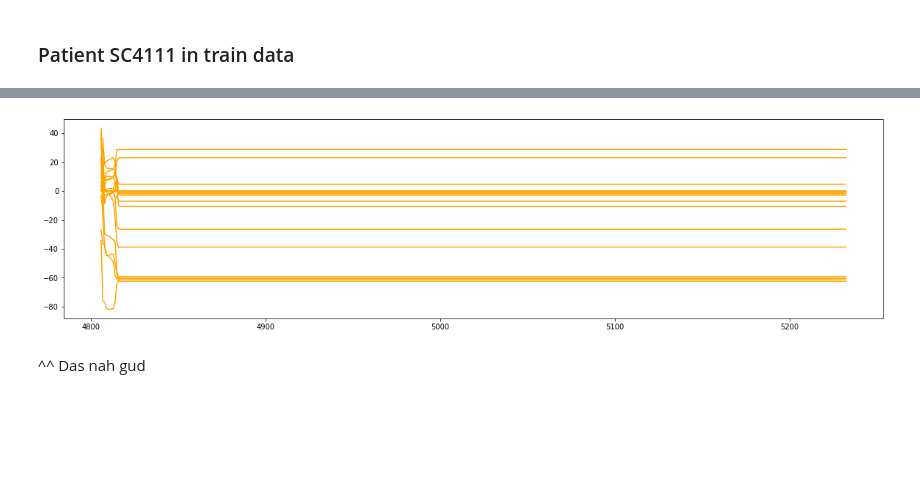
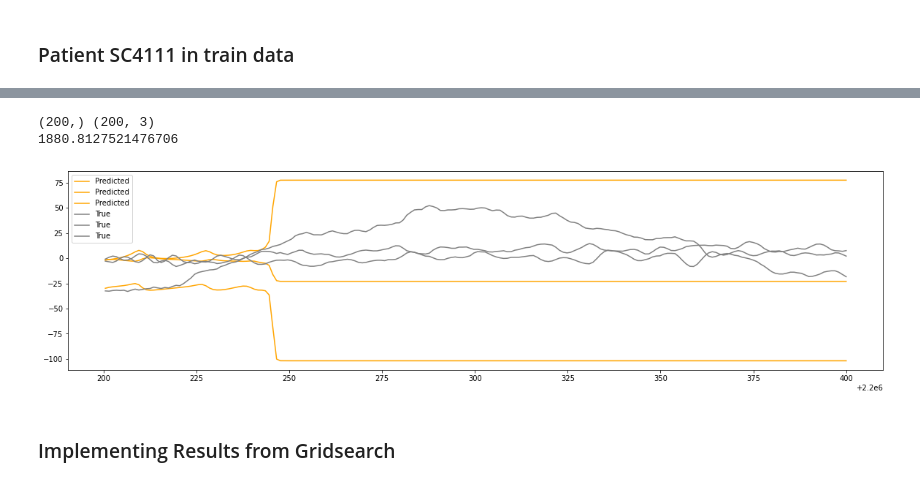
Before and after one commit to btrendler/v3_project_winter, a Jupyter notebook: reservoir_computing.ipynb, the cells around one changed output, grey strips where cells are left out. Cells and saved outputs as stored; diff of their text form; code cells hidden in the pictures; blank space fills up the shorter version.

Commit message:
Add RC Code and Results

```diff
--- a/reservoir_computing.ipynb
+++ b/reservoir_computing.ipynb
@@ -11,6 +11,8 @@ import networkx as nx
 import itertools
 
 import matplotlib.pyplot as plt
+import matplotlib as mpl
+mpl.rcParams['figure.dpi'] = 300
 plt.rcParams["figure.figsize"] = [20, 5]
 
 # Set seed for reproducibility
@@ -322,0 +351,9 @@ plt.show()
+# %%
+test_t = t[200:]
+print(test_t.shape, U_pred.T.shape)
+plt.rcParams["figure.figsize"] = [20, 5]
+plt.plot(test_t, U_pred.T[:,1], c="orange", label="Predicted")
+plt.plot(test_t, u(test_t)[:,1], c="gray", label="True")
+print(np.linalg.norm(U_pred.T - u(test_t)))
+plt.legend()
+plt.show()
@@ -322,0 +371,2 @@ plt.show()
+# %%
+signals, signal_headers, header = highlevel.read_edf('SC4011E0-PSG.edf')
@@ -322,0 +477,20 @@ plt.show()
+# %%
+plt.rcParams["figure.figsize"] = [10, 7]
+plt.subplot(211)
+plt.title("Response Rates")
+plt.xlabel("t")
+plt.plot(t[200:], pred_states)
+
+test_t = t[200:]
+plt.subplot(212)
+plt.title("Forecasting the Time Series")
+plt.plot(test_t, U_pred.T[:], c="orange", label="Predicted")
+plt.plot(test_t, u(test_t)[:], c="gray", label="True")
+plt.xlabel("t")
+plt.legend()
+
+
+plt.suptitle("Reservoir Computing on Original PSG Data")
+plt.tight_layout()
+plt.savefig("reservoir_psg_good.pdf")
+plt.show()
@@ -323,11 +587,15 @@ plt.show()
 # %%
-test_t = t[2000:]
+test_t = t[200:]
+print(test_t.shape, U_pred.T.shape)
 plt.rcParams["figure.figsize"] = [20, 5]
-plt.plot(test_t, U_pred.T, c="orange", label="Predicted")
-# plt.plot(test_t, u(test_t), c="gray", label="True")
-# plt.legend()
+plt.plot(test_t, U_pred.T[:], c="orange", label="Predicted")
+plt.plot(test_t, u(test_t)[:], c="gray", label="True")
+print(np.linalg.norm(U_pred.T - u(test_t)))
+plt.legend()
 plt.show()
 # %% [output]
+(200,) (200, 3)
+1880.8127521476706
-[figure, old version]
+[figure, new version]
-# %% [markdown]
-^^ Das nah gud
+# %% [markdown]
+### Implementing Results from Gridsearch
```
Also changed, not shown: parts of 27 cells of this notebook, 9 other files.
